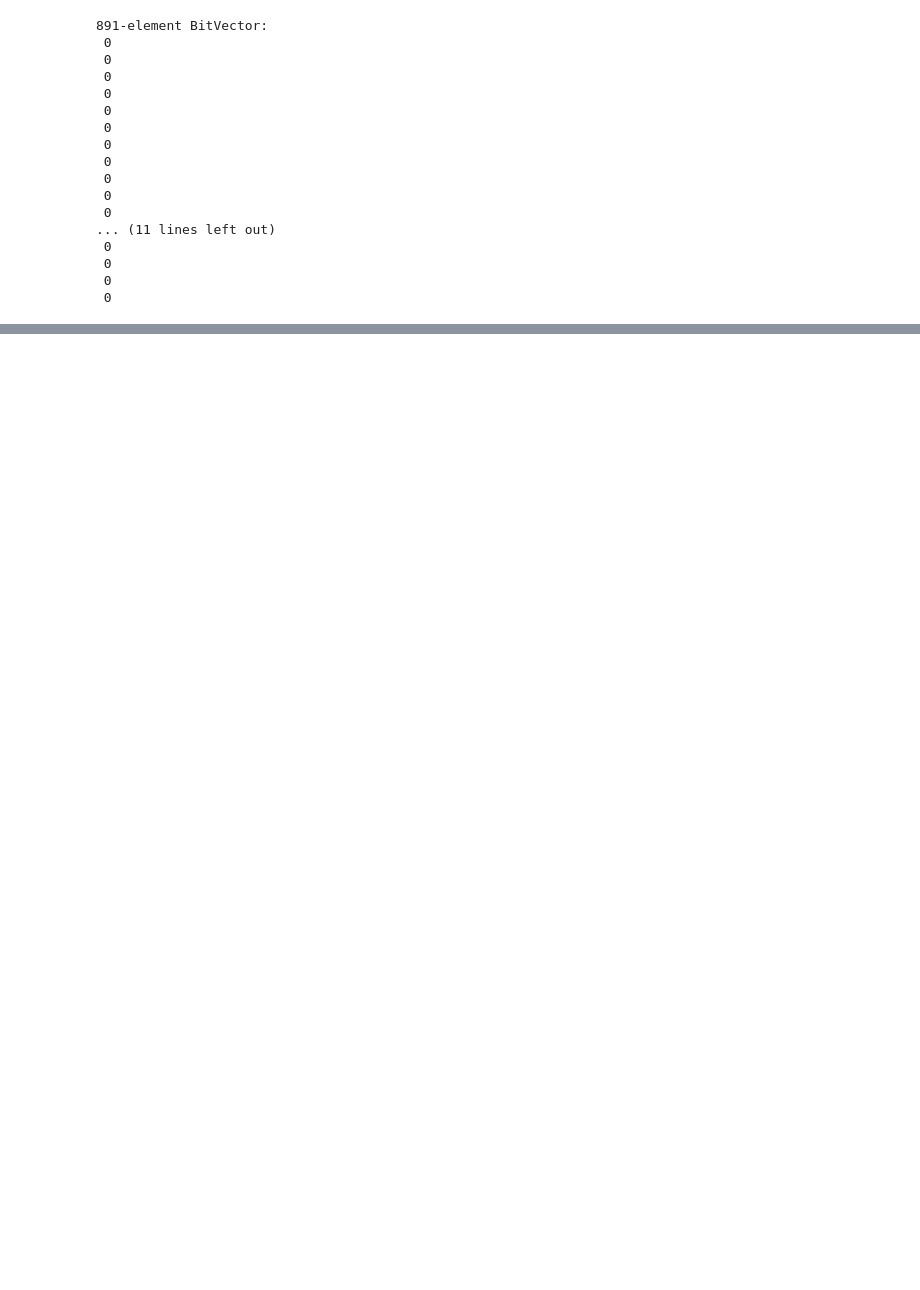
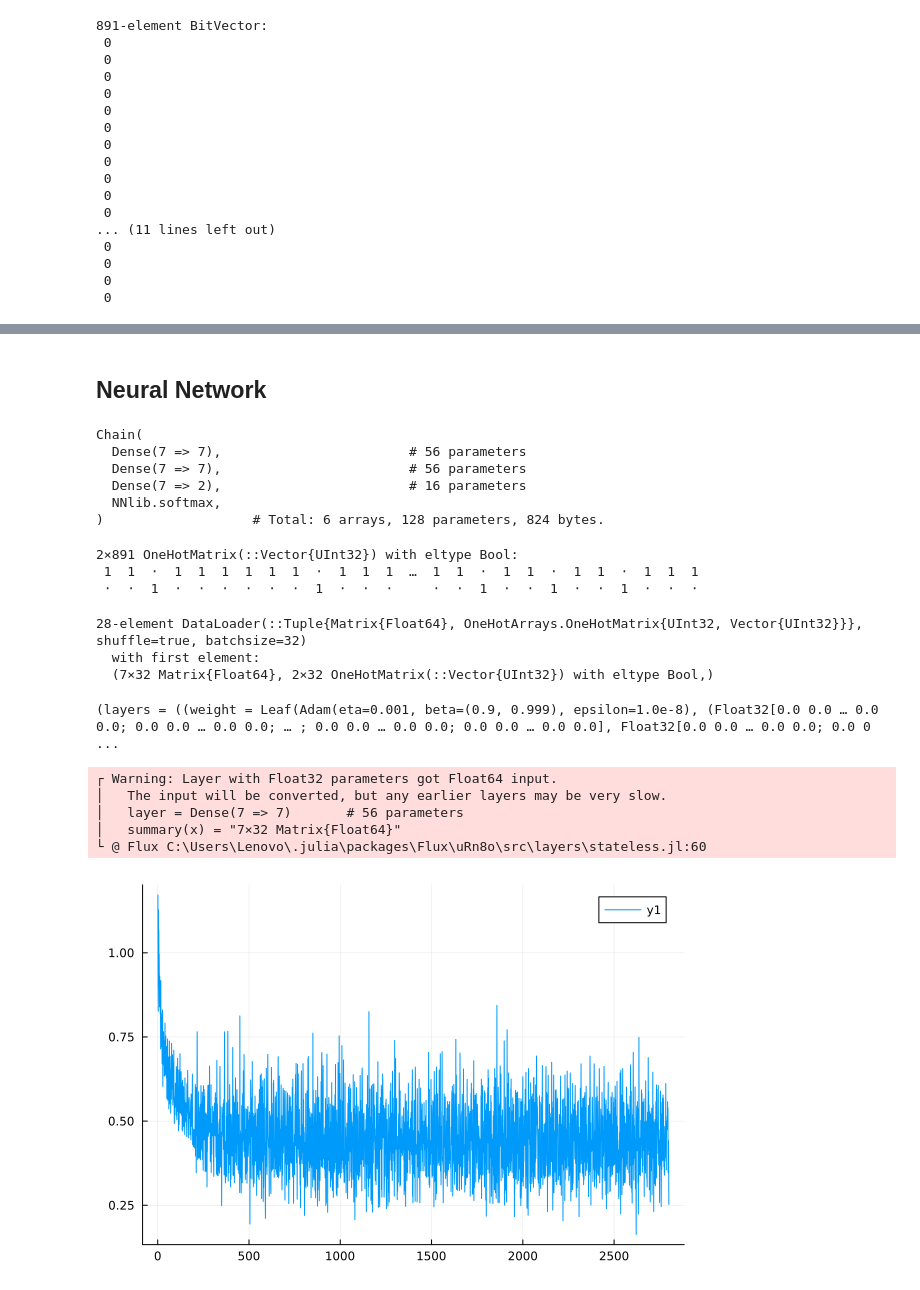
Before and after one commit to paragnayak/Data-Science, a Jupyter notebook: Titanic_Julia.ipynb, the cells around one changed output, grey strips where cells are left out. Drawn from its saved outputs; the diff is of its cells as text; code cells hidden in the pictures; blank space fills up the shorter version.

```diff
--- a/Titanic_Julia.ipynb
+++ b/Titanic_Julia.ipynb
@@ -854,0 +918,53 @@ Closest candidates are:
+# %% [markdown]
+## Neural Network
+# %%
+model = Chain(
+    Dense(size(X,2) => size(X,2)),
+    Dense(size(X,2) => size(X,2)),
+    Dense(size(X,2) => 2),
+    softmax
+    )
+# %% [output]
+Chain(
+  Dense(7 => 7),                        # 56 parameters
+  Dense(7 => 7),                        # 56 parameters
+  Dense(7 => 2),                        # 16 parameters
+  NNlib.softmax,
+)                   # Total: 6 arrays, 128 parameters, 824 bytes.
+# %%
+target = Flux.onehotbatch(y, [0,1])
+# %% [output]
+2×891 OneHotMatrix(::Vector{UInt32}) with eltype Bool:
+ 1  1  ⋅  1  1  1  1  1  1  ⋅  1  1  1  …  1  1  ⋅  1  1  ⋅  1  1  ⋅  1  1  1
+ ⋅  ⋅  1  ⋅  ⋅  ⋅  ⋅  ⋅  ⋅  1  ⋅  ⋅  ⋅     ⋅  ⋅  1  ⋅  ⋅  1  ⋅  ⋅  1  ⋅  ⋅  ⋅
+# %%
+loader = Flux.DataLoader((collect(Matrix(X)'), target), batchsize=32, shuffle=true)
+# %% [output]
+28-element DataLoader(::Tuple{Matrix{Float64}, OneHotArrays.OneHotMatrix{UInt32, Vector{UInt32}}}, shuffle=true, batchsize=32)
+  with first element:
+  (7×32 Matrix{Float64}, 2×32 OneHotMatrix(::Vector{UInt32}) with eltype Bool,)
+# %%
+optim = Flux.setup(Flux.Adam(), model)
+# %% [output]
+(layers = ((weight = Leaf(Adam(eta=0.001, beta=(0.9, 0.999), epsilon=1.0e-8), (Float32[0.0 0.0 … 0.0 0.0; 0.0 0.0 … 0.0 0.0; … ; 0.0 0.0 … 0.0 0.0; 0.0 0.0 … 0.0 0.0], Float32[0.0 0.0 … 0.0 0.0; 0.0 0 ...
+# %%
+losses = []
+for epoch in 1:100
+    for (x, y) in loader
+        loss, grads = Flux.withgradient(model) do m
+            # Evaluate model and loss inside gradient context:
+            y_hat = m(x)
+            Flux.crossentropy(y_hat, y)
+        end
+        Flux.update!(optim, model, grads[1])
+        push!(losses, loss)  # logging, outside gradient context
+    end
+end
+plot(losses)
+# %% [output]
+┌ Warning: Layer with Float32 parameters got Float64 input.
+│   The input will be converted, but any earlier layers may be very slow.
+│   layer = Dense(7 => 7)       # 56 parameters
+│   summary(x) = "7×32 Matrix{Float64}"
+└ @ Flux C:\Users\Lenovo\.julia\packages\Flux\uRn8o\src\layers\stateless.jl:60
+[figure, added]
```
Also changed, not shown: parts of 74 cells of this notebook.
